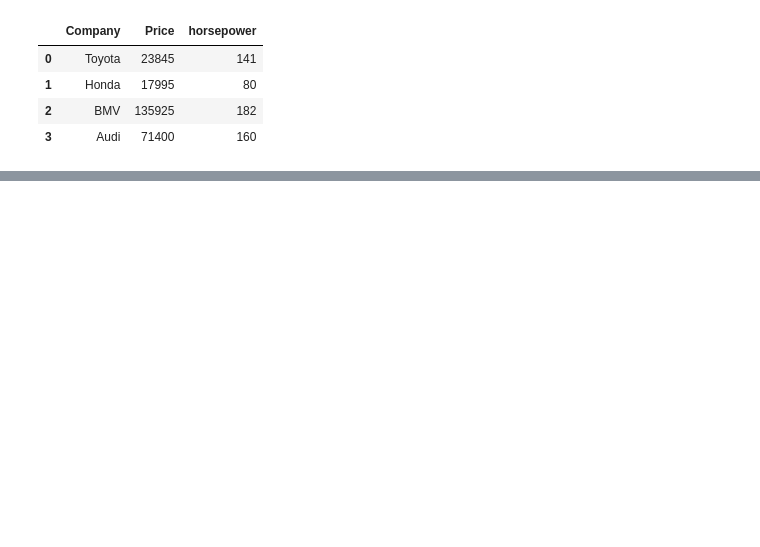
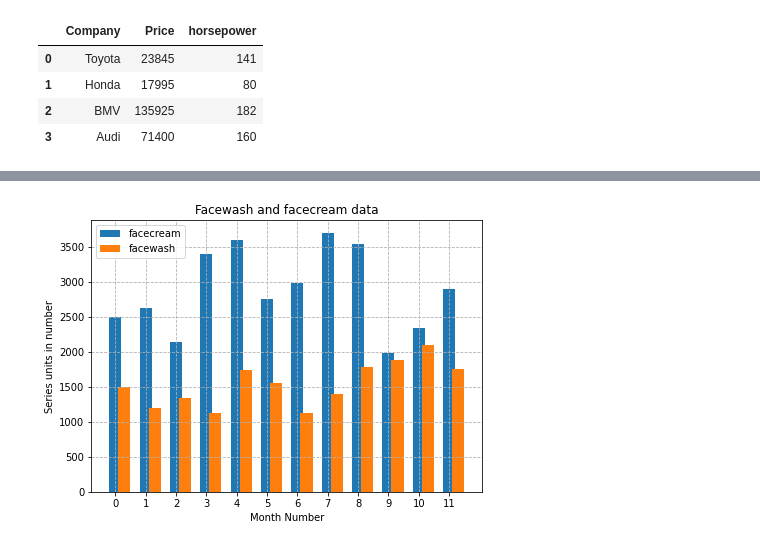
Before and after one commit to mayrealyam/SCA_python_libtasks, a Jupyter notebook: Numpy, Pandas and Matplotlib.ipynb, the cells around one changed output, grey strips where cells are left out. Saved outputs shown, nothing was run; the diff lists cells and outputs as text; code cells hidden in the pictures; blank space fills up the shorter version.

```diff
--- a/Numpy, Pandas and Matplotlib.ipynb
+++ b/Numpy, Pandas and Matplotlib.ipynb
@@ -282,0 +374,15 @@ ParserError: Error tokenizing data. C error: Expected 9 fields in line 7, saw 47
+# %%
+plt.figure(figsize=(7,5))
+x= np.arange(12)
+plt.bar(x+0, sales_df["facecream"], 0.4 ,label="facecream")
+plt.bar(x+0.3, sales_df["facewash"], 0.4, label="facewash")
+plt.legend(loc=2)
+plt.xticks(x)
+plt.xlabel("Month Number")
+plt.ylabel("Series units in number")
+plt.title("Facewash and facecream data")
+plt.grid(True, linestyle="--")
+
+plt.show()
+# %% [output]
+[figure, added]
```
Also changed, not shown: parts of 27 cells of this notebook.
